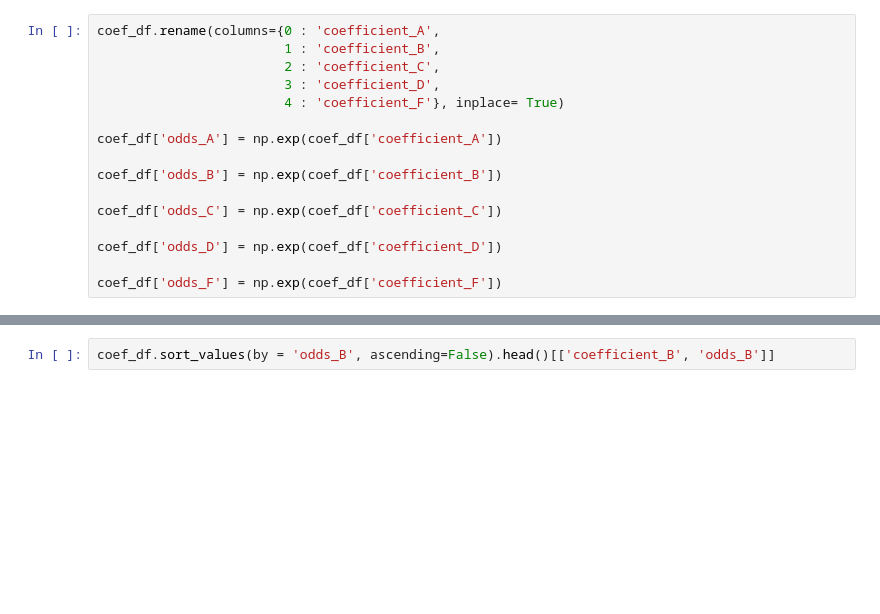
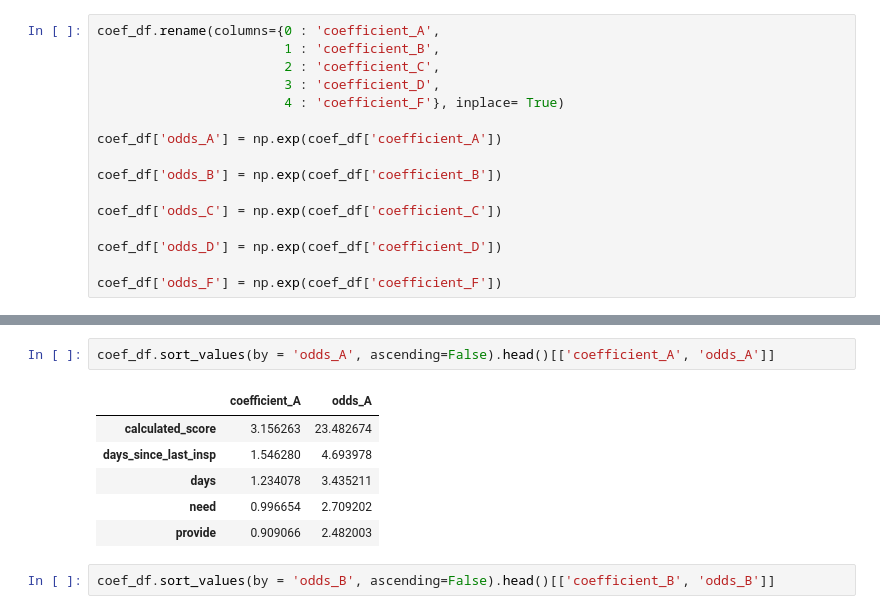
Before and after one commit to BLGreenspan/Capstone, a Jupyter notebook: Capstone Code.ipynb, the cells around one changed output, grey strips where cells are left out. Saved outputs shown, nothing was run; the diff lists cells and outputs as text; blank space fills up the shorter version.

```diff
--- a/Capstone Code.ipynb
+++ b/Capstone Code.ipynb
@@ -852,3 +900,12 @@ coef_df['odds_F'] = np.exp(coef_df['coefficient_F'])
+# %%
+coef_df.sort_values(by = 'odds_A', ascending=False).head()[['coefficient_A', 'odds_A']]
+# %% [output]
+|  | coefficient_A | odds_A |
+| calculated_score | 3.156263 | 23.482674 |
+| days_since_last_insp | 1.546280 | 4.693978 |
+| days | 1.234078 | 3.435211 |
+| need | 0.996654 | 2.709202 |
+| provide | 0.909066 | 2.482003 |
 # %%
 coef_df.sort_values(by = 'odds_B', ascending=False).head()[['coefficient_B', 'odds_B']]
 # %% [output]
```
Also changed, not shown: parts of 20 cells of this notebook.
